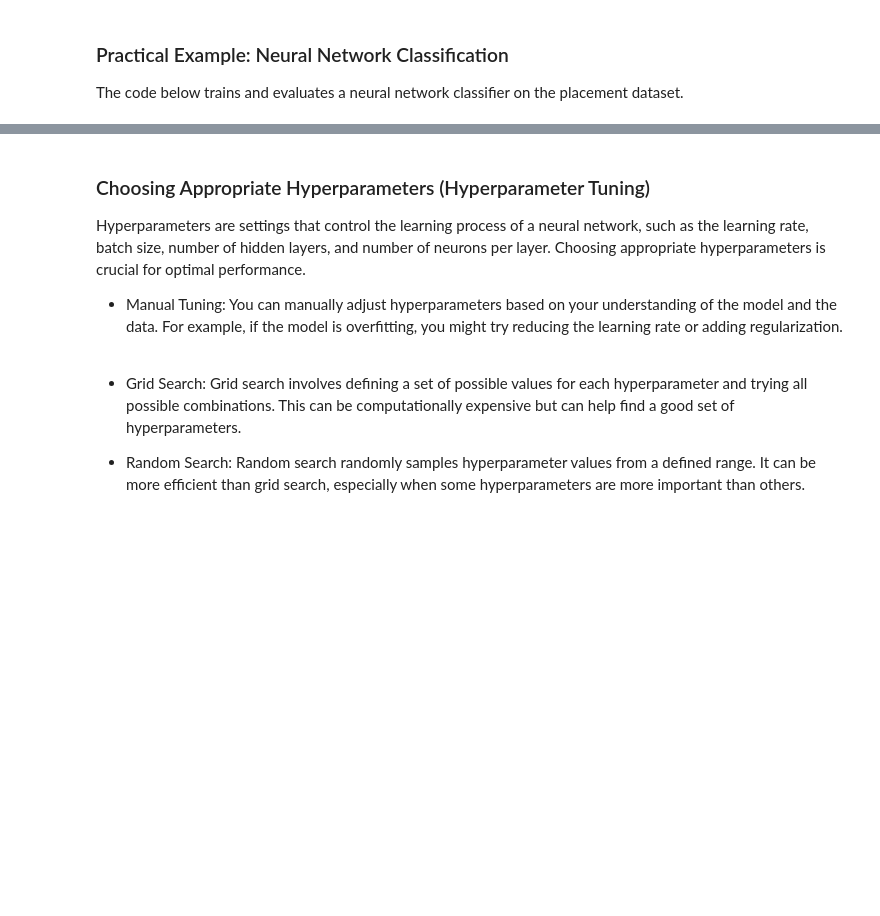
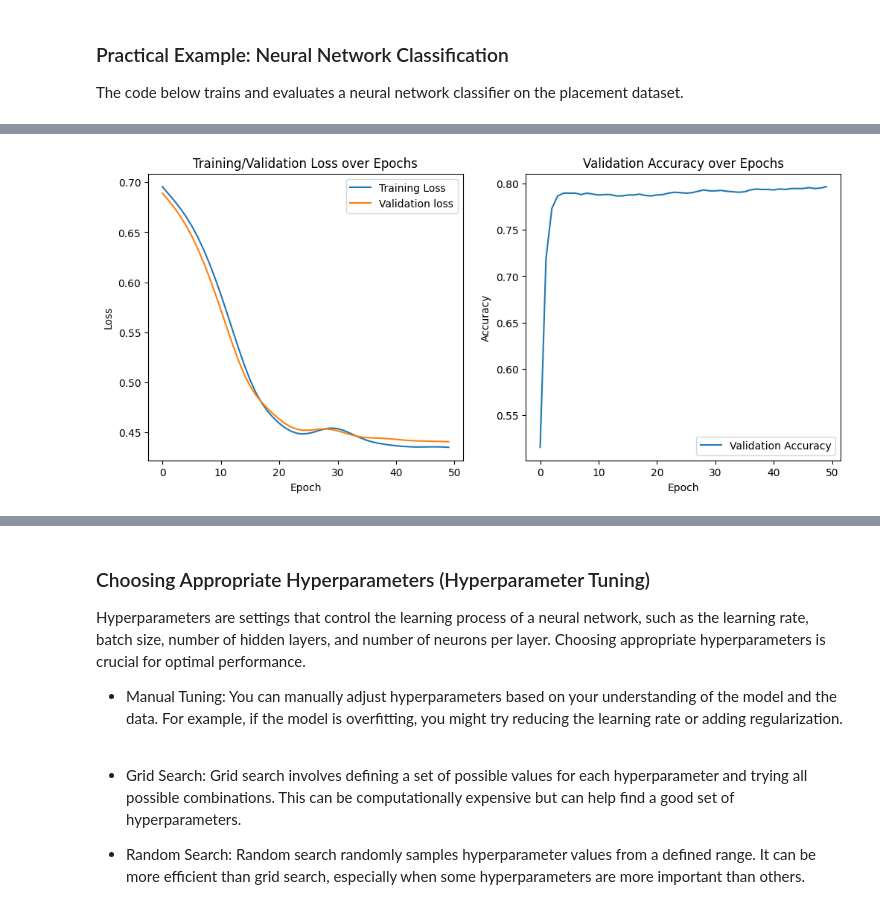
Before and after one commit to ucll-advanced-ai/course-material-2526, a Jupyter notebook: notebooks/02_neural_networks.ipynb, the cells around one changed output, grey strips where cells are left out. Saved outputs shown, nothing was run; the diff lists cells and outputs as text; code cells hidden in the pictures; blank space fills up the shorter version.

```diff
--- a/notebooks/02_neural_networks.ipynb
+++ b/notebooks/02_neural_networks.ipynb
@@ -401,25 +401,57 @@ optimizer = optim.Adam(model.parameters(), lr=0.01) # Adam optimizer is an optim
 # Training loop
 # in PyTorch, you have to manually implement the training loop, which involves iterating over the dataset, performing forward passes to compute predictions, calculating the loss, performing backpropagation to compute gradients, and updating the model's parameters using the optimizer. This gives you more control over the training process and allows for customization, but it also requires more code compared to high-level libraries that abstract away these details.
 num_epochs = 50 # number of times you want to iterate over the whole training dataset during the training process. Setting it to 50 means that the model will see the entire training data 50 times
+training_loss = []
+validation_loss = []
+validation_accuracy = []
+
 for epoch in range(num_epochs):
+
     model.train() # we tell the model that we are training = necessary for applying dropout and batch normalization correctly during training. It sets the model to training mode, which allows certain layers to behave differently than during evaluation (e.g., dropout will randomly zero out some activations during training but not during evaluation).
     optimizer.zero_grad() # this line resets the gradients of all model parameters to zero before starting the backpropagation step. In PyTorch, gradients are accumulated by default, so if you don't reset them, they will be added to the existing gradients from previous iterations, which can lead to incorrect updates. By calling optimizer.zero_grad(), you ensure that each training iteration starts with a clean slate for gradient computation.
     outputs = model(X_train_tensor).squeeze() # this line performs a forward pass through the model using the training data (X_train_tensor) and computes the predicted outputs. The .squeeze() method is used to remove any extra dimensions from the output tensor, which is necessary because the model's final layer produces a single value for each input sample (binary classification), and we want to ensure that the output shape matches the shape of the target labels (y_train_tensor) for loss calculation.
     loss = criterion(outputs, y_train_tensor) # after the forward pass, we have to calculate the loss, which is a measure of how well the model's predictions match the actual target labels. In this line, we use the criterion (binary cross-entropy loss) to compute the loss between the predicted outputs and the true labels (y_train_tensor). This loss value will be used to guide the optimization process during backpropagation.
+    training_loss.append(loss.item())
     loss.backward() # finally, we call loss.backward() to perform backpropagation, which computes the gradients of the loss with respect to each model parameter. This step is crucial for updating the model's weights in the direction that minimizes the loss. After calling backward(), the gradients are stored in the .grad attribute of each parameter, and we can then use these gradients to update the parameters using the optimizer.
     optimizer.step() # this line updates the model's parameters based on the computed gradients. After calling loss.backward(), the gradients are stored in the .grad attribute of each parameter. By calling optimizer.step(), we apply these gradients to update the parameters according to the optimization algorithm (in this case, Adam) and the specified learning rate. This step is what allows the model to learn from the training data and improve its performance over time.
 
-    if (epoch+1) % 10 == 0:
-        print(f'Epoch [{epoch+1}/{num_epochs}], Loss: {loss.item():.4f}')
+
+
+
+
+    # Evaluate model
+    model.eval() # As we are not training anymore, we have to tell the model that it's in evaluation mode. This is important because certain layers like dropout and batch normalization behave differently during training and evaluation. By calling model.eval(), we ensure that these layers operate in evaluation mode, which means that dropout will not randomly zero out activations and batch normalization will use running statistics instead of batch statistics. This allows us to get accurate predictions from the model when evaluating its performance on the test set.
+    with torch.no_grad(): # since we are not training, we can wrap the evaluation code in a torch.no_grad() context to disable gradient calculations. This is important for memory efficiency and speed, as we don't need to compute gradients during evaluation. By using torch.no_grad(), we prevent PyTorch from tracking operations for gradient computation, which can save memory and improve performance when making predictions.
+        y_pred = model(X_test_tensor).squeeze()
+        val_loss = criterion(y_pred, y_test_tensor)
+        validation_loss.append(val_loss.item())
+        # get accuracy by rounding the predicted probabilities to 0 or 1 and comparing with the true labels
+        predicted_labels = (y_pred > 0.5).float()
+        accuracy = (predicted_labels == y_test_tensor).float().mean().item()
+        validation_accuracy.append(accuracy)
+
+    print(f'Epoch {epoch+1}/{num_epochs}, Training Loss: {loss.item():.4f}, Validation Loss: {val_loss.item():.4f}, Validation Accuracy: {accuracy:.4f}')
+
+
 
 print("Training complete!")
+# make a plot of the training loss and validation accuracy over epochs
+import matplotlib.pyplot as plt
+plt.figure(figsize=(12, 5))
+plt.subplot(1, 2, 1)
+plt.plot(training_loss, label='Training Loss')
+plt.plot(validation_loss, label='Validation loss')
+plt.xlabel('Epoch')
+plt.ylabel('Loss')
+plt.title('Training/Validation Loss over Epochs')
+plt.legend()
+plt.subplot(1, 2, 2)
+plt.plot(validation_accuracy, label='Validation Accuracy')
+plt.xlabel('Epoch')
+plt.ylabel('Accuracy')
+plt.title('Validation Accuracy over Epochs')
+plt.legend()
 
-# Evaluate model
-model.eval() # As we are not training anymore, we have to tell the model that it's in evaluation mode. This is important because certain layers like dropout and batch normalization behave differently during training and evaluation. By calling model.eval(), we ensure that these layers operate in evaluation mode, which means that dropout will not randomly zero out activations and batch normalization will use running statistics instead of batch statistics. This allows us to get accurate predictions from the model when evaluating its performance on the test set.
-with torch.no_grad(): # since we are not training, we can wrap the evaluation code in a torch.no_grad() context to disable gradient calculations. This is important for memory efficiency and speed, as we don't need to compute gradients during evaluation. By using torch.no_grad(), we prevent PyTorch from tracking operations for gradient computation, which can save memory and improve performance when making predictions.
-    y_pred = model(X_test_tensor).squeeze().round()
-    accuracy = (y_pred == y_test_tensor).float().mean()
-    print(f'Accuracy: {accuracy.item()*100:.2f}%')
 
 print("Run this on different devices to compare training speed and performance.")
 # %% [output]
@@ -434,4 +474,5 @@ Accuracy: 79.55%
 Run this on different devices to compare training speed and performance.
+[figure, added]
 # %% [markdown]
 ### Next Steps:
 
```
Also changed, not shown: parts of 2 cells of this notebook.
